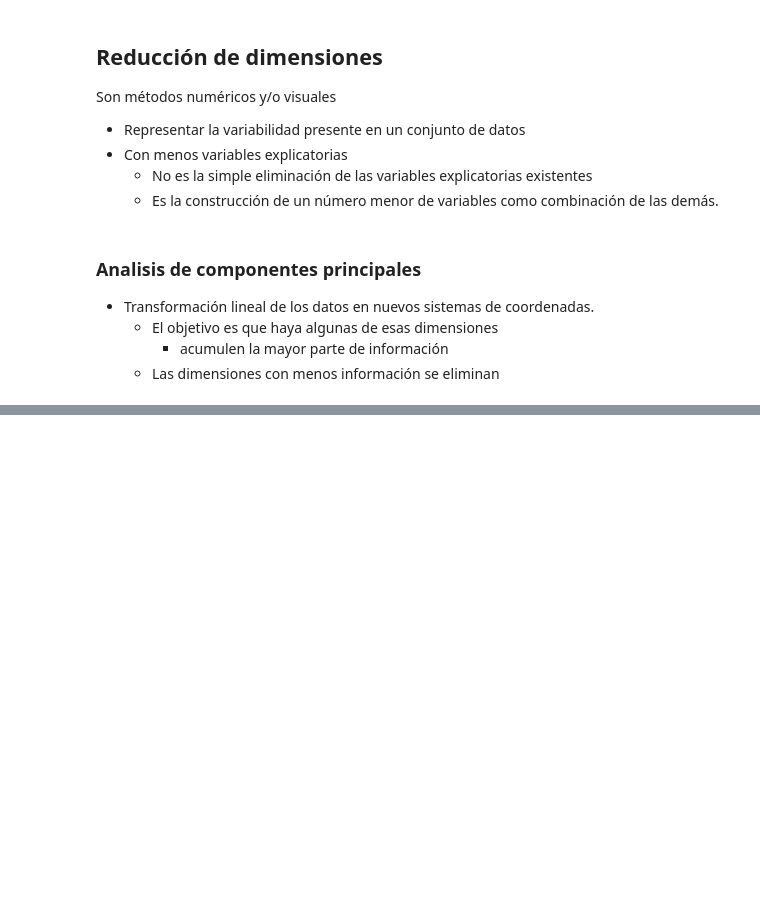
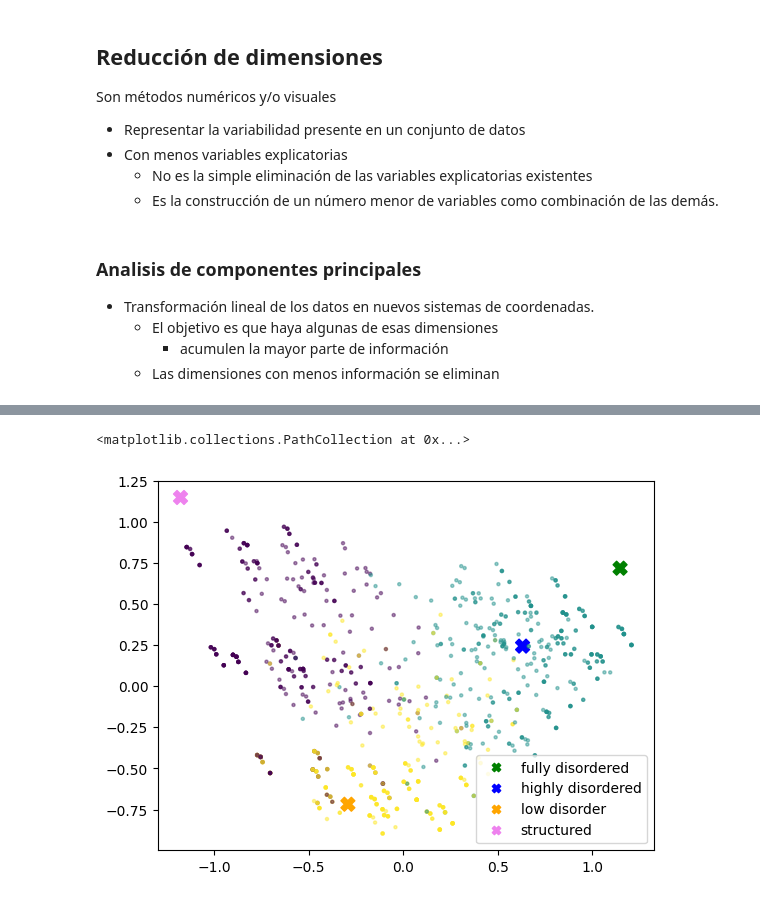
Before and after one commit to javieriserte/qualitative-data-course, a Jupyter notebook: classes/C02.5.Reduccion.ipynb, the cells around one changed output, grey strips where cells are left out. Cells and saved outputs as stored; diff of their text form; code cells hidden in the pictures; blank space fills up the shorter version.

```diff
--- a/classes/C02.5.Reduccion.ipynb
+++ b/classes/C02.5.Reduccion.ipynb
@@ -341,32 +299,35 @@ disorder_col
 # %%
 import matplotlib
 import numpy as np
-colors = ["green", "blue", "orange", "red"]
+colors = ["green", "blue", "orange", "violet"]
 cmap, norm = matplotlib.colors.from_levels_and_colors(
     np.arange(len(colors)),
     colors,
     extend = "max"
 )
 
 scatter = plt.scatter(
     disorder_col.iloc[:, 0],
     disorder_col.iloc[:, 1],
     c = np.arange(len(disorder_col)),
     marker = "X",
     cmap = cmap,
     norm = norm,
     s = 100
 )
 legend_elements = scatter.legend_elements()
 legend_labels = disorder_col.index.map(lambda x: x.split("_")[1])
 plt.legend(
     legend_elements[0],
     legend_labels
 )
 plt.scatter(
     transformed.iloc[:, 0],
     transformed.iloc[:, 1],
-    s = 8,
+    s = 5,
     c = df["group"],
     alpha = 0.45
 )
+# %% [output]
+<matplotlib.collections.PathCollection at 0x...>
+[figure, added]
```
Also changed, not shown: parts of 18 cells of this notebook, 3 other files.
